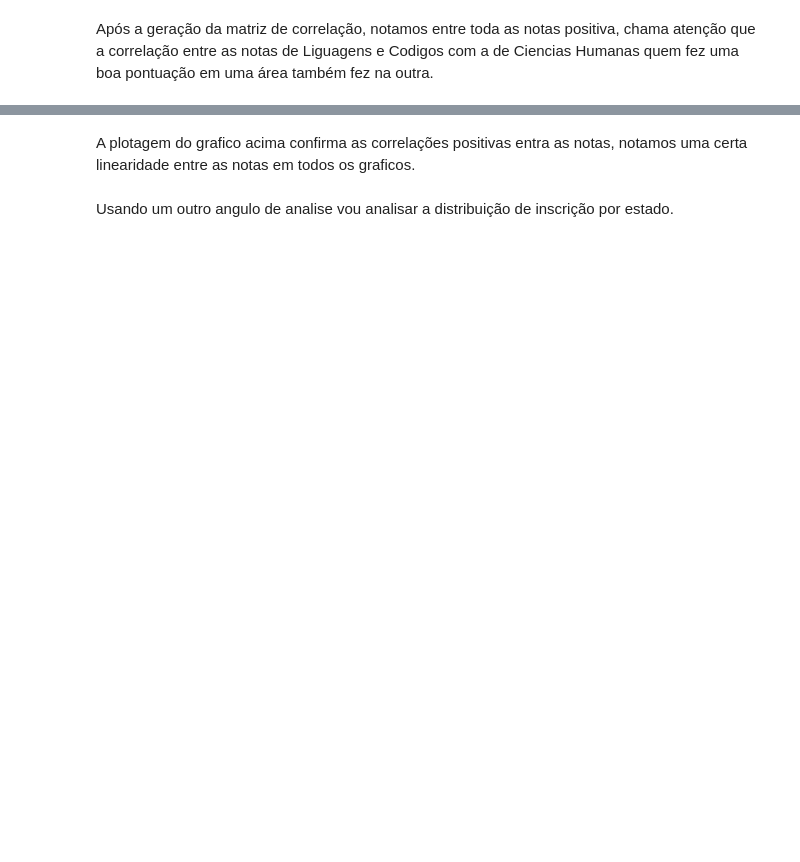
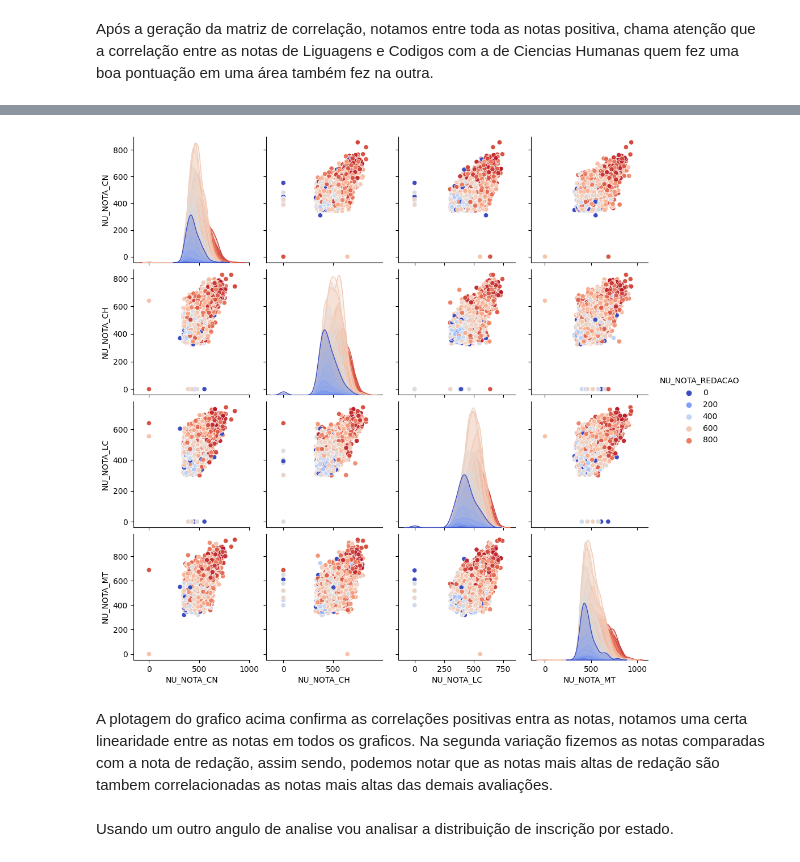
Before and after one commit to glaucio1973/mvp, a Jupyter notebook: MVP_FINAL.ipynb, the cells around one changed output, grey strips where cells are left out. Cells and saved outputs as stored; diff of their text form; code cells hidden in the pictures; blank space fills up the shorter version.

```diff
--- a/MVP_FINAL.ipynb
+++ b/MVP_FINAL.ipynb
@@ -152,3 +143,9 @@ Drive already mounted at /content/drive; to attempt to forcibly remount, call dr
+# %%
+# url a importar
+url_dados = 'https://liessin.com.br/mvp/enem_2021.csv'
+
+# labels dos atributos do dataset
+enem_br = pd.read_csv(url_dados,delimiter=';',encoding='ISO-8859-1')
 # %%
 #mostrar todas as colunas do dataset
 pd.set_option('display.max_columns', None)
@@ -297,5 +417,12 @@ plt.show()
+# %%
+# Scatter Plot com Seaborn - Variação 2
+sample_size = 10000  # ajuste esse valor para alterar o tamanho da amostra
+df_sample = enem_br[notas_cols].sample(n=sample_size, random_state=42)
+sns.pairplot(data=df_sample, hue = "NU_NOTA_REDACAO", height = 2.5, palette="coolwarm");
+# %% [output]
+[figure, added]
 # %% [markdown]
-A plotagem do grafico acima confirma as correlações positivas entra as notas, notamos uma certa linearidade entre as notas em todos os graficos.
+A plotagem do grafico acima confirma as correlações positivas entra as notas, notamos uma certa linearidade entre as notas em todos os graficos. Na segunda variação fizemos as notas comparadas com a nota de redação, assim sendo, podemos notar que as notas mais altas de redação são tambem correlacionadas as notas mais altas das demais avaliações.
 # %% [markdown]
 Usando um outro angulo de analise vou analisar a distribuição de inscrição por estado.
 # %%
```
Also changed, not shown: parts of 28 cells of this notebook.
